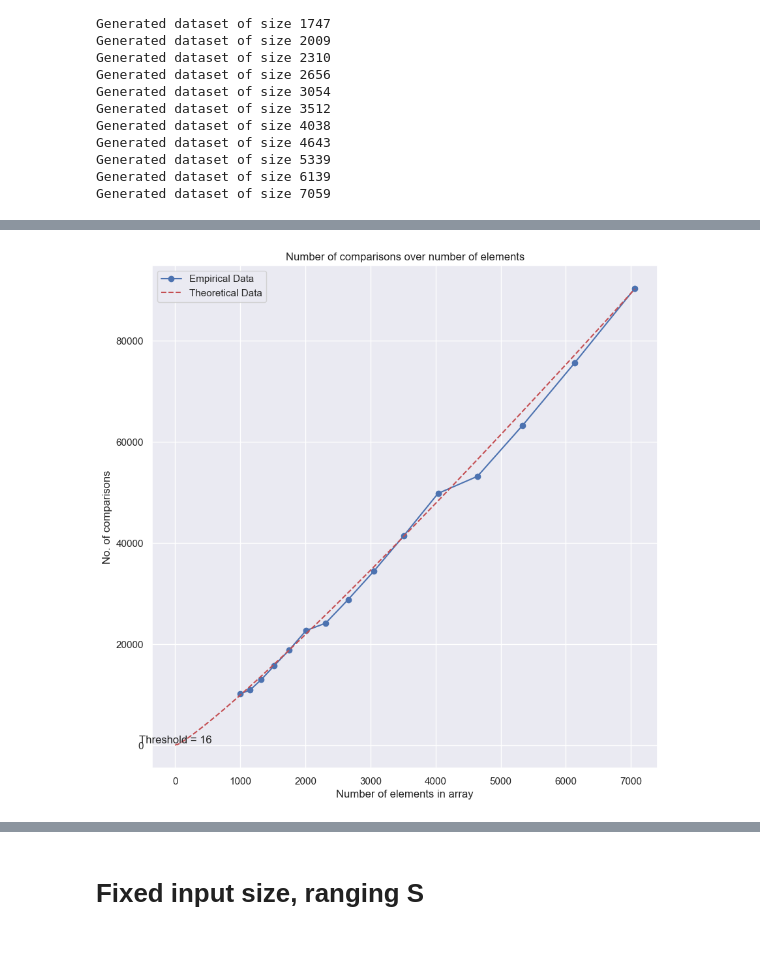
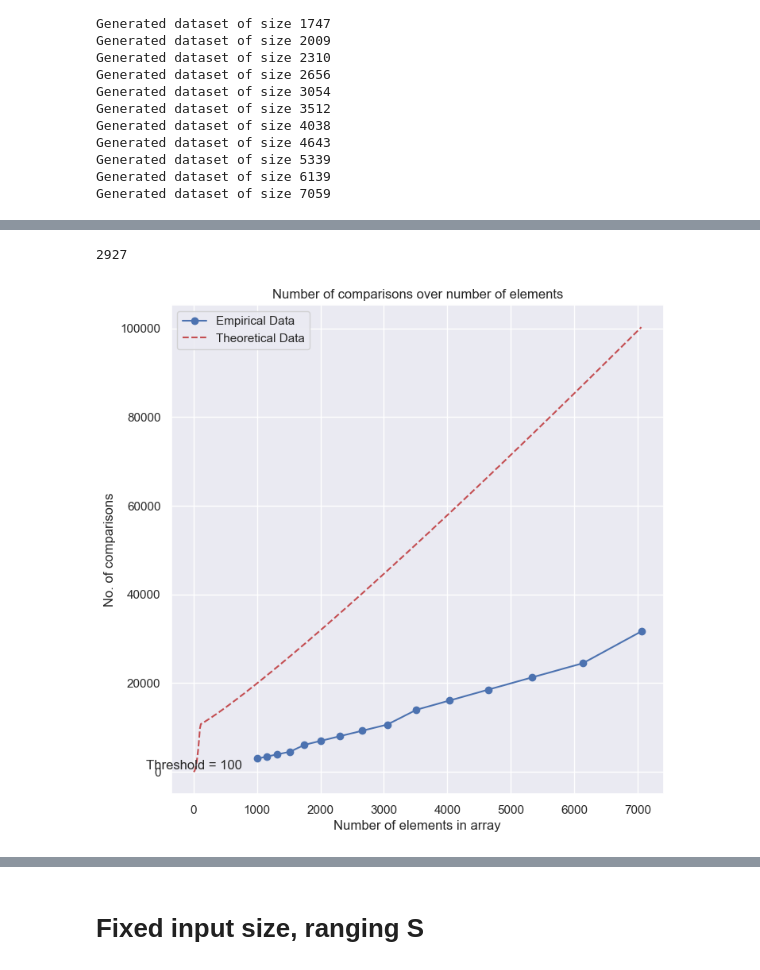
Before and after one commit to nickleezx/SC2001-Lab-Projects, a Jupyter notebook: Lab 1/Hybridsort.ipynb, the cells around one changed output, grey strips where cells are left out. Drawn from its saved outputs; the diff is of its cells as text; code cells hidden in the pictures.

```diff
--- a/Lab 1/Hybridsort.ipynb
+++ b/Lab 1/Hybridsort.ipynb
@@ -133,5 +165,5 @@ def mergeSort(arr, n, m, S):
 # %%
-def generate_random_datasets(min_size=1000, max_size=1_00_000, step_factor=1.15, max_value=100_000):
+def generate_random_datasets(min_size=1000, max_size=100_000, step_factor=1.15):
     """
     Generate random datasets of integers with increasing sizes.
 
@@ -150,7 +182,7 @@ def generate_random_datasets(min_size=1000, max_size=1_00_000, step_factor=1.15,
     size = min_size
     for i in range(15):
         # Generate a random dataset of integers in the range [1, max_value]
-        datasets[size] = np.random.randint(1, max_value + 1, size=size)
+        datasets[size] = np.random.randint(1, max_size+1, size=size)
         print(f"Generated dataset of size {size}")
 
         # Increase the size by the step factor
@@ -201,8 +212,12 @@ print(random_datasets[1000])
+# %%
+print(mergeSort(random_datasets[200], 0, len(random_datasets[200])-1, 50))
+# %% [output]
+2927
 # %%
 count = 0
 x=[]
 y=[]
-boundary = 16
+boundary = 100
 
 x_theoretical = np.linspace(0, list(random_datasets.keys())[-1], 500)
 
@@ -211,7 +226,7 @@ y_theoretical = np.zeros_like(x_theoretical)
 
 # Define the conditions and compute y values
 y_theoretical[x_theoretical < boundary] = x_theoretical[x_theoretical < boundary] ** 2
-y_theoretical[x_theoretical >= boundary] = x_theoretical[x_theoretical >= boundary] * np.log2(x_theoretical[x_theoretical >= boundary])
+y_theoretical[x_theoretical >= boundary] = boundary**2 + (x_theoretical[x_theoretical >= boundary] * np.log2(x_theoretical[x_theoretical >= boundary]))
 
 #number of key comparisons
 for i in random_datasets.keys():
@@ -219,32 +234,32 @@ for i in random_datasets.keys():
     y.append(mergeSort(random_datasets[i], 0, len(random_datasets[i])-1, boundary))
 
 # Create a figure and axis
-plt.figure(figsize=(10,10))
+plt.figure(figsize=(8,8))
 
 # Plot the data
 
 plt.plot(x, y, marker='o', linestyle='-', color='b', label='Empirical Data')
 
 # Plot theoretical
 plt.plot(x_theoretical, y_theoretical, linestyle='--', color='r', label='Theoretical Data')
 
 
 # Adding title and labels
 plt.title('Number of comparisons over number of elements')
 plt.xlabel('Number of elements in array')
 plt.ylabel('No. of comparisons')
 plt.text(0.2, 0.2, 'Threshold = ' + str(boundary), ha='center', va='bottom')
 
 
 
 
 # Show grid
 plt.grid(True)
 
 # Add a legend
 plt.legend()
 
 # Display the plot
 plt.show()
 # %% [output]
-[figure, old version]
+[figure, new version]
```
Also changed, not shown: parts of 6 cells of this notebook.
